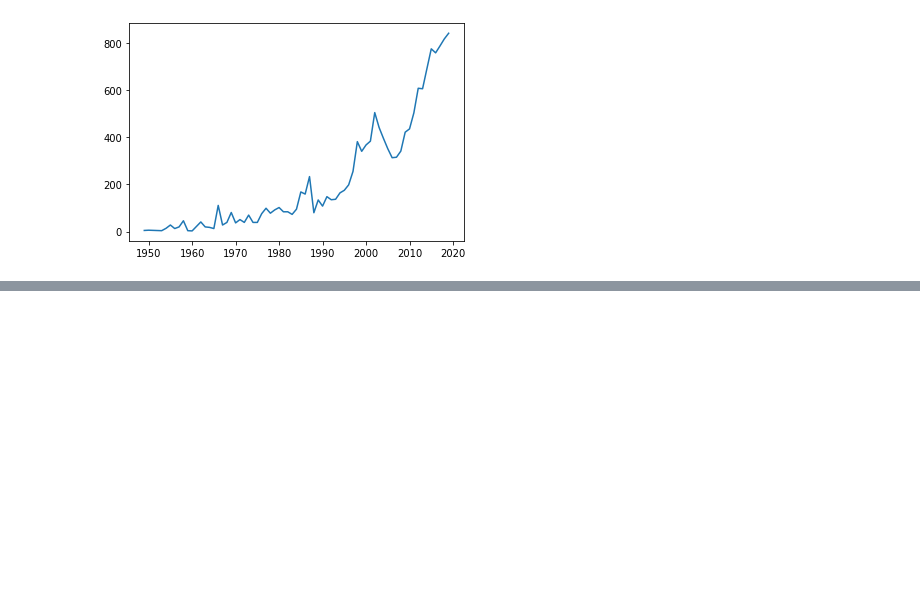
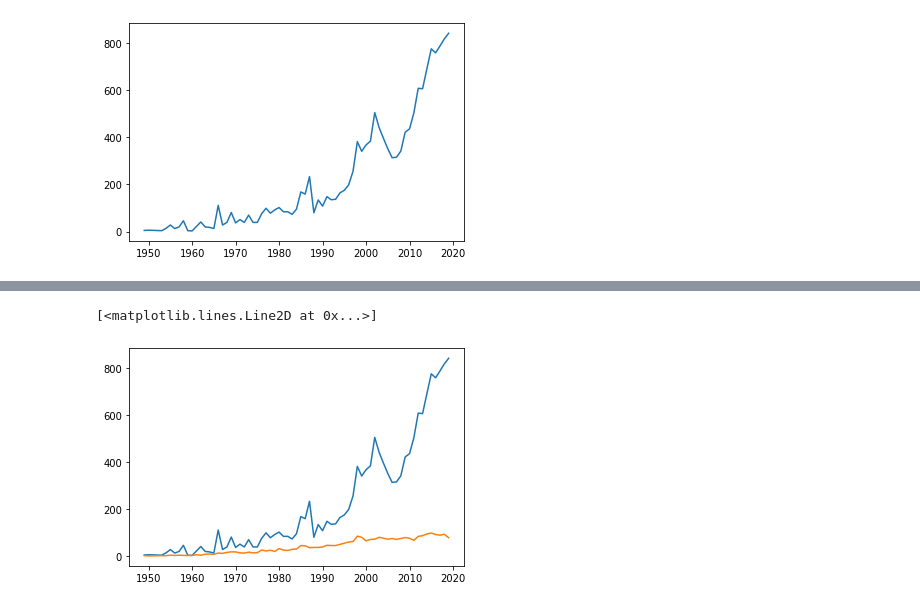
Before and after one commit to Umang32/Lego, a Jupyter notebook: Lego.ipynb, the cells around one changed output, grey strips where cells are left out. Saved outputs shown, nothing was run; the diff lists cells and outputs as text; code cells hidden in the pictures; blank space fills up the shorter version.

```diff
--- a/Lego.ipynb
+++ b/Lego.ipynb
@@ -197,0 +243,6 @@ plt.plot(sets_by_year)
+# %%
+plt.plot(sets_by_year)
+plt.plot(theme_by_year)
+# %% [output]
+[<matplotlib.lines.Line2D at 0x...>]
+[figure, added]
```
Also changed, not shown: parts of 25 cells of this notebook.
